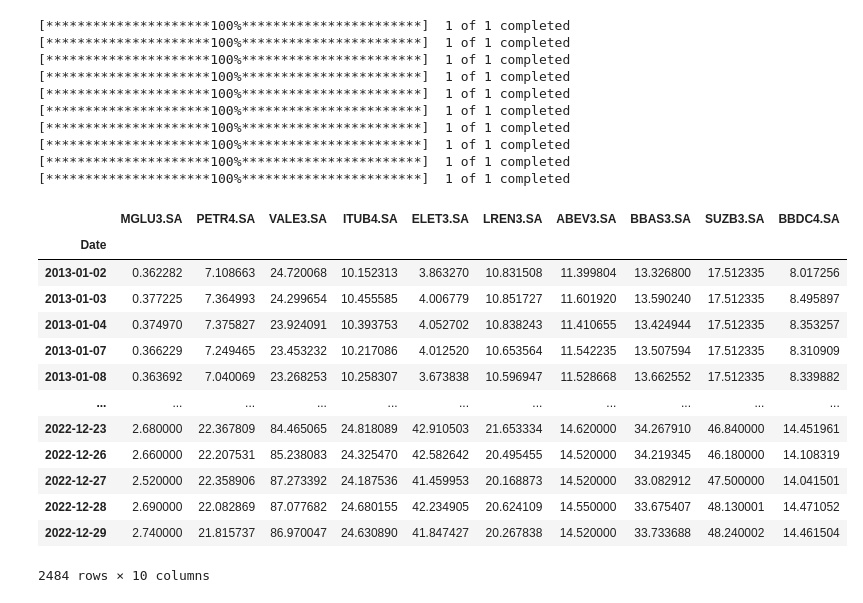
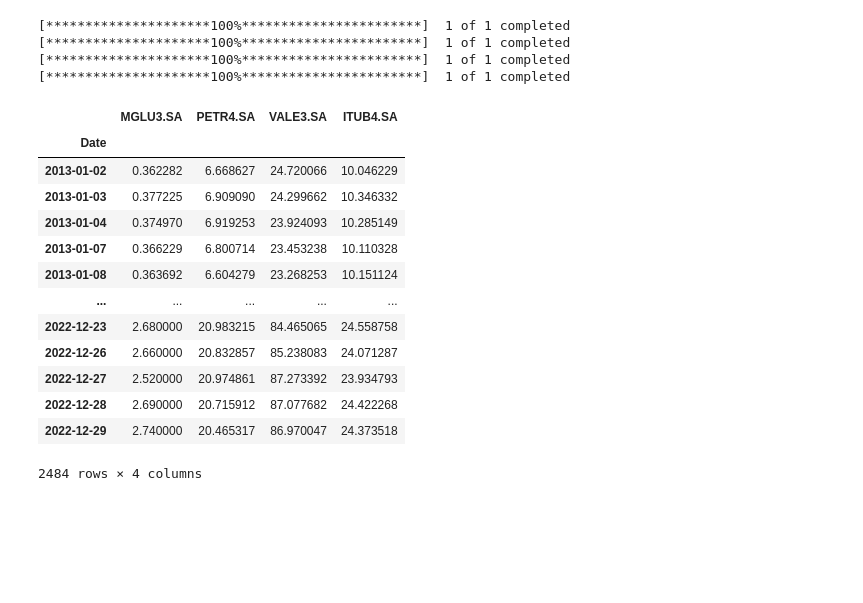
Before and after one commit to carlosdfranca/ALM_Automation, a Jupyter notebook: Fronteira Eficiente modelo 2.ipynb, the cells around one changed output. Drawn from its saved outputs; the diff is of its cells as text; code cells hidden in the pictures; blank space fills up the shorter version.

```diff
--- a/Fronteira Eficiente modelo 2.ipynb
+++ b/Fronteira Eficiente modelo 2.ipynb
@@ -10,40 +10,35 @@ import matplotlib.ticker as mtick
 inicio = dt.date(2013, 1, 2)
 final = dt.date(2022, 12, 30)
 # %%
-lista_acoes = ['MGLU3.SA', 'PETR4.SA', 'VALE3.SA', 'ITUB4.SA', 'ELET3.SA', 'LREN3.SA', 'ABEV3.SA', 'BBAS3.SA', 'SUZB3.SA', 'BBDC4.SA']
+lista_acoes = ['MGLU3.SA', 'PETR4.SA', 'VALE3.SA', 'ITUB4.SA']
+# , 'ELET3.SA', 'LREN3.SA', 'ABEV3.SA', 'BBAS3.SA', 'SUZB3.SA', 'BBDC4.SA'
 precos = pd.DataFrame()
-for i in acoes:
+for i in lista_acoes:
     precos[i] = yf.download(i, period='11y')['Adj Close']
 
 precos = precos.drop(index = precos[precos.index.year >= 2023].index)
 precos = precos.drop(index = precos[precos.index.year <= 2012].index)
 
 precos
 # %% [output]
 [*********************100%***********************]  1 of 1 completed
 [*********************100%***********************]  1 of 1 completed
 [*********************100%***********************]  1 of 1 completed
 [*********************100%***********************]  1 of 1 completed
-[*********************100%***********************]  1 of 1 completed
-[*********************100%***********************]  1 of 1 completed
-[*********************100%***********************]  1 of 1 completed
-[*********************100%***********************]  1 of 1 completed
-[*********************100%***********************]  1 of 1 completed
-[*********************100%***********************]  1 of 1 completed
-|  | MGLU3.SA | PETR4.SA | VALE3.SA | ITUB4.SA | ELET3.SA | LREN3.SA | ABEV3.SA | BBAS3.SA | SUZB3.SA | BBDC4.SA |
-| Date |  |  |  |  |  |  |  |  |  |  |
-| 2013-01-02 | 0.362282 | 7.108663 | 24.720068 | 10.152313 | 3.863270 | 10.831508 | 11.399804 | 13.326800 | 17.512335 | 8.017256 |
-| 2013-01-03 | 0.377225 | 7.364993 | 24.299654 | 10.455585 | 4.006779 | 10.851727 | 11.601920 | 13.590240 | 17.512335 | 8.495897 |
-| 2013-01-04 | 0.374970 | 7.375827 | 23.924091 | 10.393753 | 4.052702 | 10.838243 | 11.410655 | 13.424944 | 17.512335 | 8.353257 |
-| 2013-01-07 | 0.366229 | 7.249465 | 23.453232 | 10.217086 | 4.012520 | 10.653564 | 11.542235 | 13.507594 | 17.512335 | 8.310909 |
-| 2013-01-08 | 0.363692 | 7.040069 | 23.268253 | 10.258307 | 3.673838 | 10.596947 | 11.528668 | 13.662552 | 17.512335 | 8.339882 |
-| ... | ... | ... | ... | ... | ... | ... | ... | ... | ... | ... |
-| 2022-12-23 | 2.680000 | 22.367809 | 84.465065 | 24.818089 | 42.910503 | 21.653334 | 14.620000 | 34.267910 | 46.840000 | 14.451961 |
-| 2022-12-26 | 2.660000 | 22.207531 | 85.238083 | 24.325470 | 42.582642 | 20.495455 | 14.520000 | 34.219345 | 46.180000 | 14.108319 |
-| 2022-12-27 | 2.520000 | 22.358906 | 87.273392 | 24.187536 | 41.459953 | 20.168873 | 14.520000 | 33.082912 | 47.500000 | 14.041501 |
-| 2022-12-28 | 2.690000 | 22.082869 | 87.077682 | 24.680155 | 42.234905 | 20.624109 | 14.550000 | 33.675407 | 48.130001 | 14.471052 |
-| 2022-12-29 | 2.740000 | 21.815737 | 86.970047 | 24.630890 | 41.847427 | 20.267838 | 14.520000 | 33.733688 | 48.240002 | 14.461504 |
+|  | MGLU3.SA | PETR4.SA | VALE3.SA | ITUB4.SA |
+| Date |  |  |  |  |
+| 2013-01-02 | 0.362282 | 6.668627 | 24.720066 | 10.046229 |
+| 2013-01-03 | 0.377225 | 6.909090 | 24.299662 | 10.346332 |
+| 2013-01-04 | 0.374970 | 6.919253 | 23.924093 | 10.285149 |
+| 2013-01-07 | 0.366229 | 6.800714 | 23.453238 | 10.110328 |
+| 2013-01-08 | 0.363692 | 6.604279 | 23.268253 | 10.151124 |
+| ... | ... | ... | ... | ... |
+| 2022-12-23 | 2.680000 | 20.983215 | 84.465065 | 24.558758 |
+| 2022-12-26 | 2.660000 | 20.832857 | 85.238083 | 24.071287 |
+| 2022-12-27 | 2.520000 | 20.974861 | 87.273392 | 23.934793 |
+| 2022-12-28 | 2.690000 | 20.715912 | 87.077682 | 24.422268 |
+| 2022-12-29 | 2.740000 | 20.465317 | 86.970047 | 24.373518 |
-2484 rows × 10 columns
+2484 rows × 4 columns
 # %%
 retornos = precos.pct_change().apply(lambda x: np.log(1+x)).dropna() # Retorno Logarítmo
 media_retornos = retornos.mean()
```
Also changed, not shown: parts of 5 cells of this notebook, 1 other file.
